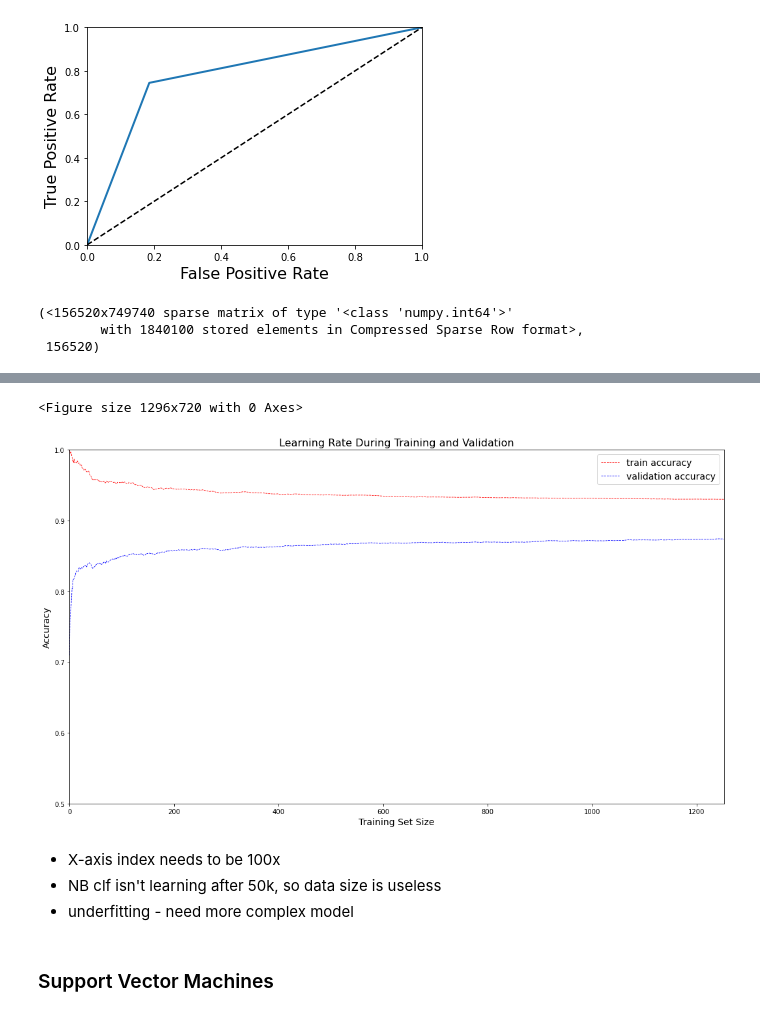
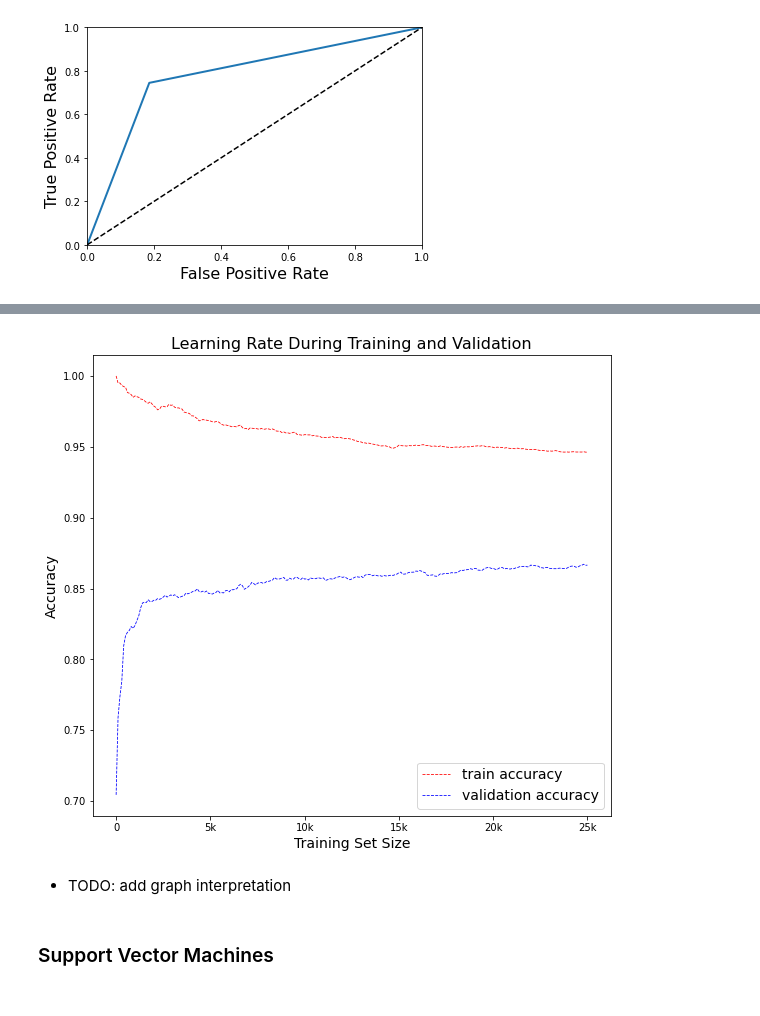
Before and after one commit to BigBangData/NaturalLanguageProcessing, a Jupyter notebook: sentiment140/JN3_TrainClassifiers.ipynb, the cells around one changed output, grey strips where cells are left out. Saved outputs shown, nothing was run; the diff lists cells and outputs as text; code cells hidden in the pictures.

Commit message:
Train SVM classifier on 2%

```diff
--- a/sentiment140/JN3_TrainClassifiers.ipynb
+++ b/sentiment140/JN3_TrainClassifiers.ipynb
@@ -145,5 +145,5 @@ X_text_bow.shape, round(X_text_bow.shape[0]/50, 0)
 # %%
-pct_ = round(X_text_bow.shape[0]/10, 0)
+pct_ = round(X_text_bow.shape[0]/50, 0)
 
 ix = sample_without_replacement(n_population=X_text_bow.shape[0],
                                 n_samples=pct_, random_state=42)
@@ -219,30 +219,24 @@ def plot_learning_curves(model, X, y):
     train_acc, val_acc = [], []
 
     for m in range(1, X_train.shape[0], 100):
+
         model.fit(X_train[:m], y_train[:m])
         y_train_predict = model.predict(X_train[:m])
         y_val_predict = model.predict(X_val)
         train_acc.append(accuracy_score(y_train[:m], y_train_predict))
         val_acc.append(accuracy_score(y_val, y_val_predict))
 
-    plt.figure(figsize=(18,10))
+    fig = plt.figure(figsize=(12, 8))
+    ax = fig.add_axes([0.0, round(X_train.shape[0]/100,0), 0.6, 0.8])
+    ax.set_xticks(np.arange(0, 300, 50))
+    ax.set_xticklabels(['0','5k','10k','15k','20k','25k'])
     plt.plot(np.sqrt(train_acc), 'r--', linewidth=.8, label="train accuracy")
     plt.plot(np.sqrt(val_acc), 'b--', linewidth=.8, label="validation accuracy")
-
     plt.title("Learning Rate During Training and Validation", fontsize=16)
-    plt.axis([0, round(X_train.shape[0]/100,0), 0.5, 1.0])
-    plt.legend(loc="upper right", fontsize=14)
+    plt.legend(loc="lower right", fontsize=14)
     plt.xlabel("Training Set Size", fontsize=14)
     plt.ylabel("Accuracy", fontsize=14)
-# %%
-# sanity check
-X_tokn_bow_sample, len(y_sample)
-# %% [output]
-(<156520x749740 sparse matrix of type '<class 'numpy.int64'>'
-        with 1840100 stored elements in Compressed Sparse Row format>,
- 156520)
 # %%
-plt.figure(figsize=(18, 10))
 plot_learning_curves(clf, X_tokn_bow_sample, y_sample)
 plt.show()
 # %% [output]
@@ -250,9 +244,7 @@ Elapsed time: 314.8739 seconds
-<Figure size 1296x720 with 0 Axes>
-[figure, old version]
+[figure, new version]
-# %% [markdown]
-- X-axis index needs to be 100x
-- NB clf isn't learning after 50k, so data size is useless
-- underfitting - need more complex model
+# %% [markdown]
+
+- TODO: add graph interpretation
 # %% [markdown]
 ### Support Vector Machines
 # %%
```
Also changed, not shown: parts of 10 cells of this notebook.
